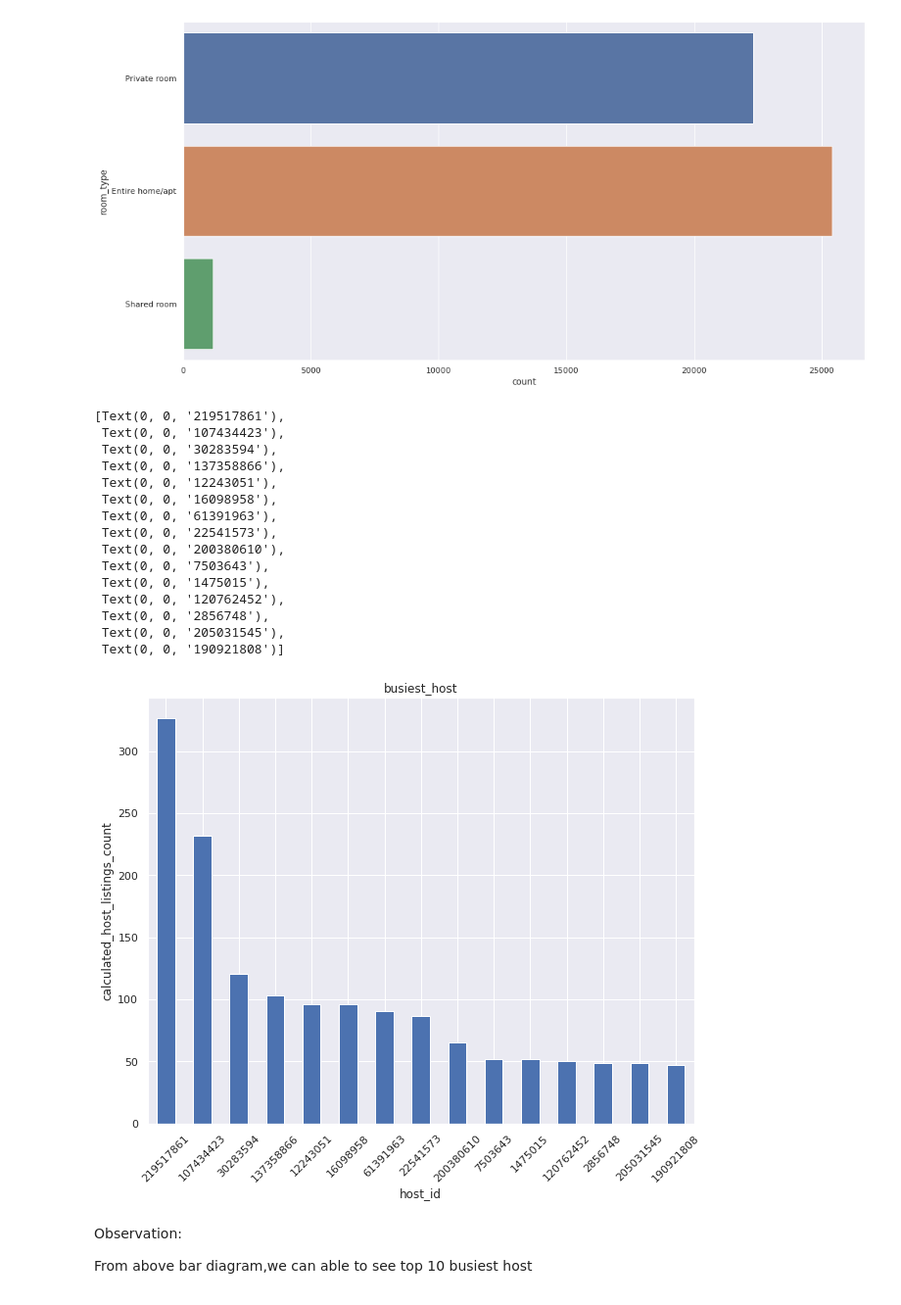
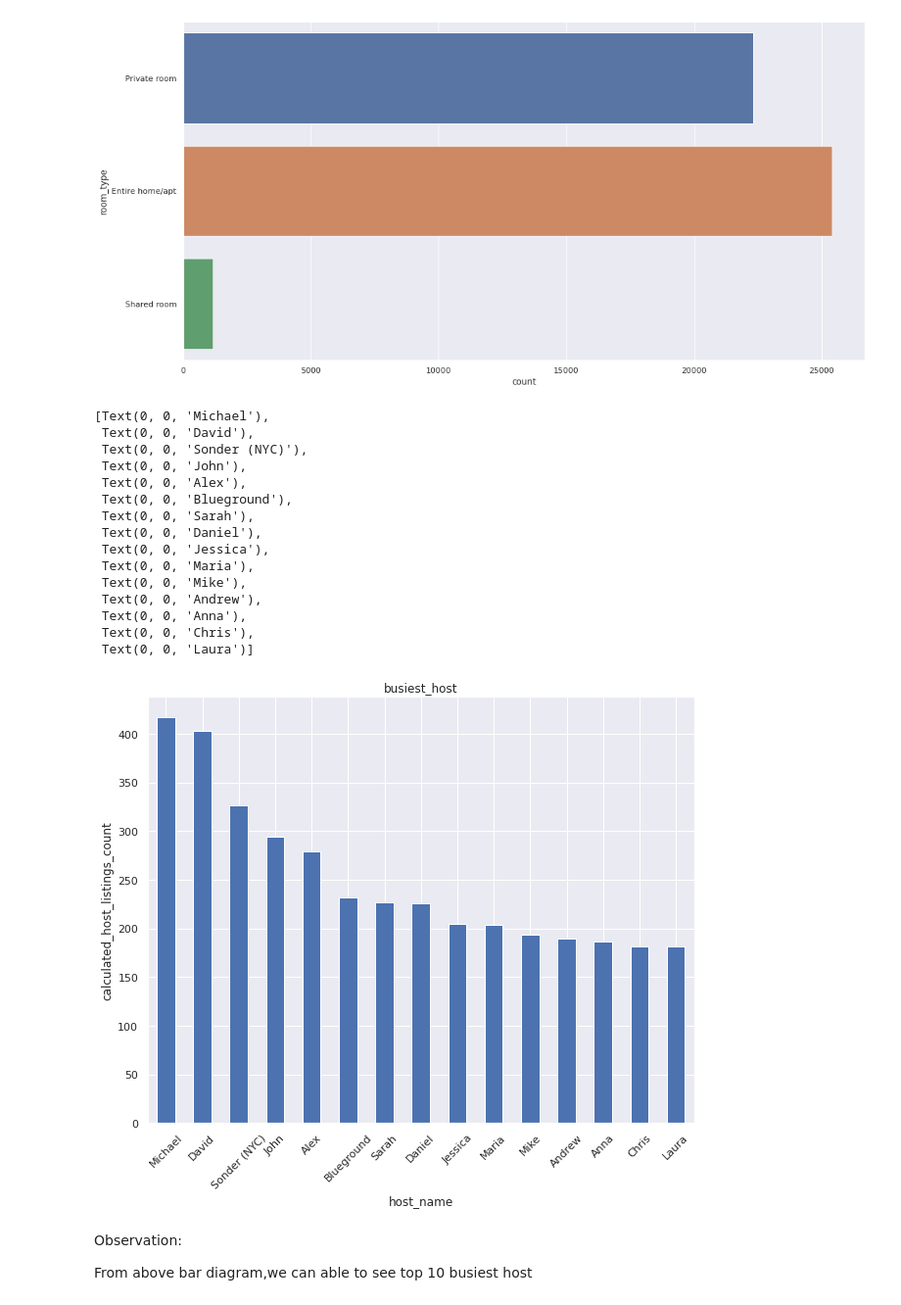
Before and after one commit to yokesh412/EDA-ANALYSIS, a Jupyter notebook: Copy_of_Copy_of_Copy_of_Airbnb_Bookings_Analysis_Capstone_Project.ipynb, the cells around one changed output. Shown at 98% size. Cells and saved outputs as stored; diff of their text form; code cells hidden in the pictures.

```diff
--- a/Copy_of_Copy_of_Copy_of_Airbnb_Bookings_Analysis_Capstone_Project.ipynb
+++ b/Copy_of_Copy_of_Copy_of_Airbnb_Bookings_Analysis_Capstone_Project.ipynb
@@ -276,31 +281,31 @@ for col in dataset.select_dtypes(include='object'):
 [figure]
 # %%
 #busiest host
-busiest_host = dataset['host_id'].value_counts().head(15)
+busiest_host = dataset['host_name'].value_counts().head(15)
 # %%
 sns.set(rc={'figure.figsize':(10,8)})
 viz_bar = busiest_host.plot(kind='bar')
 viz_bar.set_title('busiest_host')
-viz_bar.set_xlabel('host_id')
+viz_bar.set_xlabel('host_name')
 viz_bar.set_ylabel('calculated_host_listings_count')
 viz_bar.set_xticklabels(viz_bar.get_xticklabels(), rotation=45)
 # %% [output]
-[Text(0, 0, '219517861'),
- Text(0, 0, '107434423'),
- Text(0, 0, '30283594'),
- Text(0, 0, '137358866'),
- Text(0, 0, '12243051'),
- Text(0, 0, '16098958'),
- Text(0, 0, '61391963'),
- Text(0, 0, '22541573'),
- Text(0, 0, '200380610'),
- Text(0, 0, '7503643'),
- Text(0, 0, '1475015'),
- Text(0, 0, '120762452'),
- Text(0, 0, '2856748'),
- Text(0, 0, '205031545'),
- Text(0, 0, '190921808')]
+[Text(0, 0, 'Michael'),
+ Text(0, 0, 'David'),
+ Text(0, 0, 'Sonder (NYC)'),
+ Text(0, 0, 'John'),
+ Text(0, 0, 'Alex'),
+ Text(0, 0, 'Blueground'),
+ Text(0, 0, 'Sarah'),
+ Text(0, 0, 'Daniel'),
+ Text(0, 0, 'Jessica'),
+ Text(0, 0, 'Maria'),
+ Text(0, 0, 'Mike'),
+ Text(0, 0, 'Andrew'),
+ Text(0, 0, 'Anna'),
+ Text(0, 0, 'Chris'),
+ Text(0, 0, 'Laura')]
-[figure, old version]
+[figure, new version]
 # %% [markdown]
 Observation:
 
```
Also changed, not shown: parts of 2 cells of this notebook.
